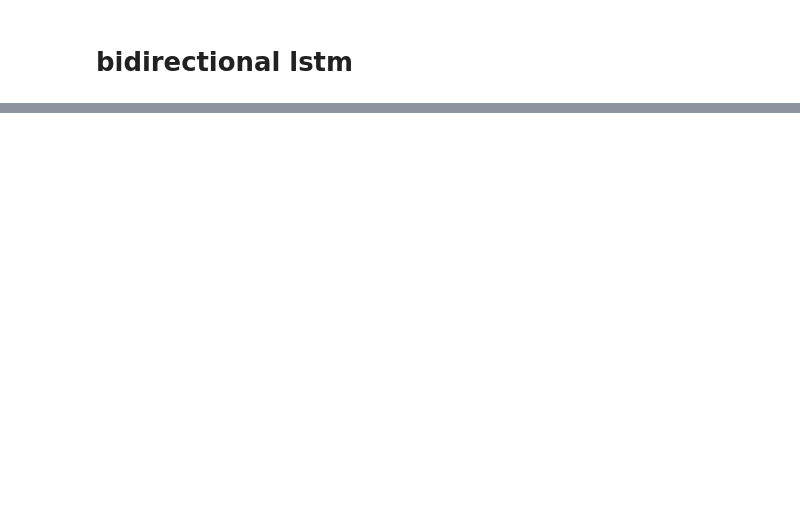
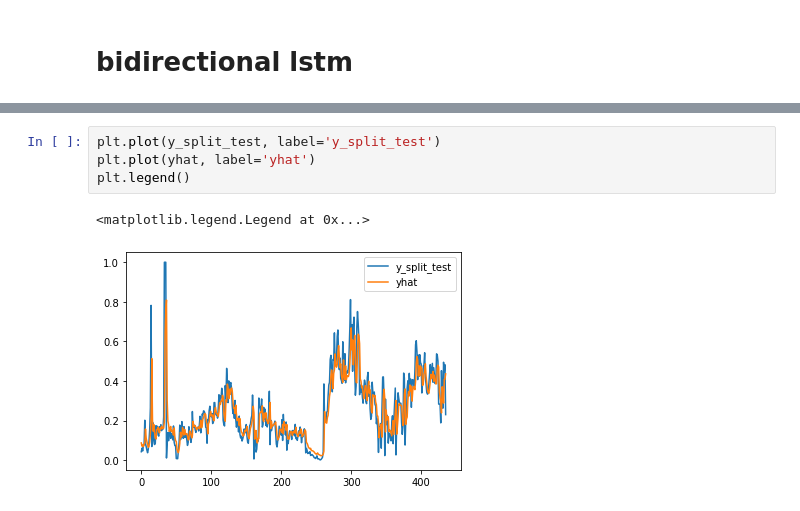
Before and after one commit to TheNobody-12/Ozone-Prediction-AIProject, a Jupyter notebook: LSTMModelTraining.ipynb, the cells around one changed output, grey strips where cells are left out. Drawn from its saved outputs; the diff is of its cells as text; blank space fills up the shorter version.

```diff
--- a/LSTMModelTraining.ipynb
+++ b/LSTMModelTraining.ipynb
@@ -404,0 +435,7 @@ plt.legend()
+# %%
+plt.plot(y_split_test, label='y_split_test')
+plt.plot(yhat, label='yhat')
+plt.legend()
+# %% [output]
+<matplotlib.legend.Legend at 0x...>
+[figure, added]
```
Also changed, not shown: parts of 22 cells of this notebook, 13 other files.
